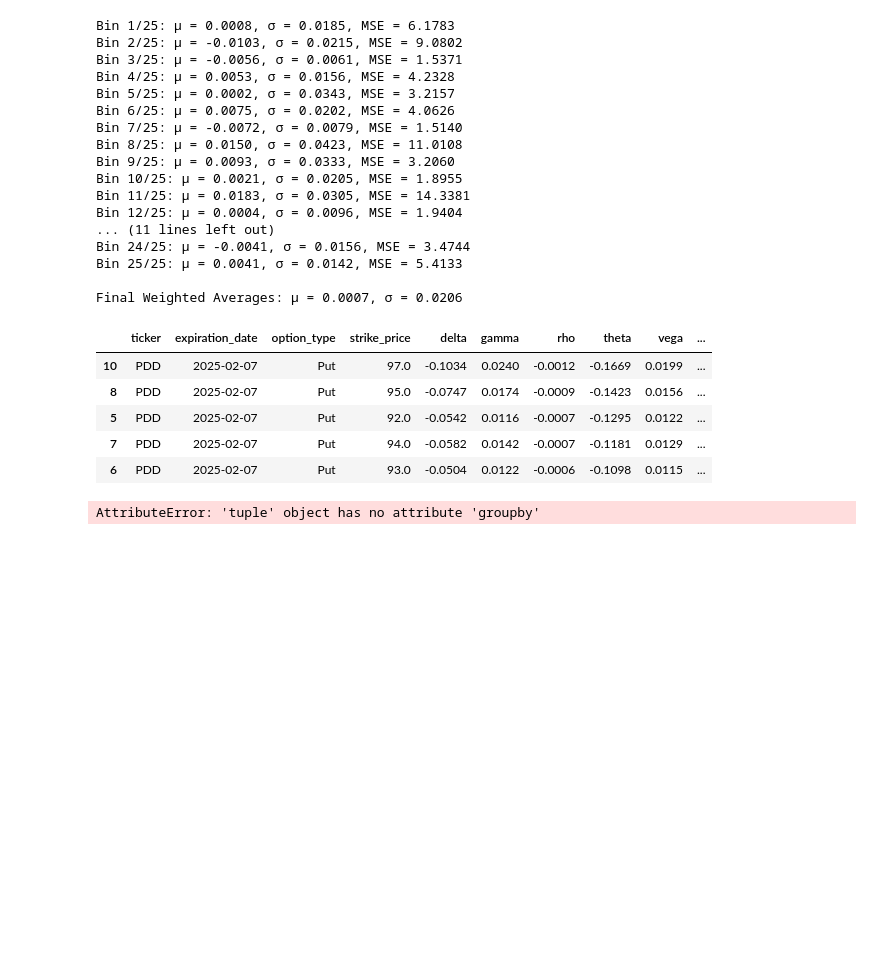
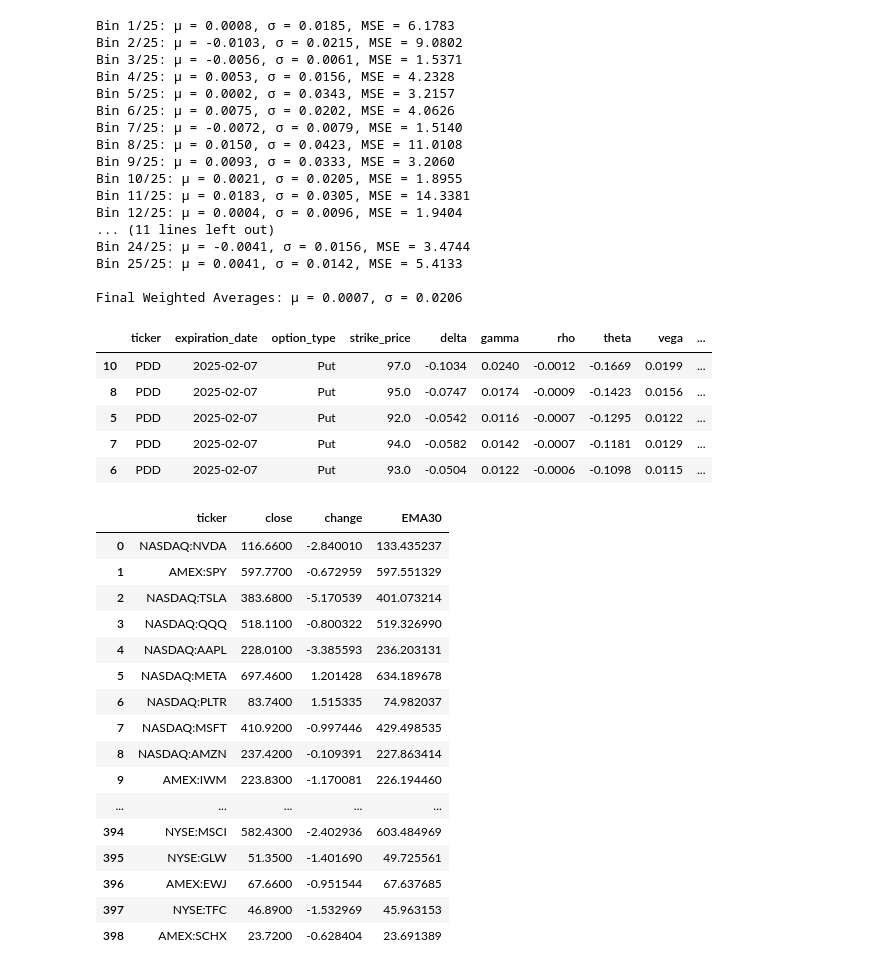
Before and after one commit to rflatley441/WheelTrader, a Jupyter notebook: data.ipynb, the cells around one changed output. Cells and saved outputs as stored; diff of their text form; code cells hidden in the pictures; blank space fills up the shorter version.

Commit message:
screener working, need to work on requirements next

```diff
--- a/data.ipynb
+++ b/data.ipynb
@@ -37,14 +37,19 @@ DOWJ = clean_data(DOWJ)
 SP = clean_data(SP)
 # %%
 
+
+#TODO FIX SCREENER
 def screen_stocks():
+    # Get cookies for TradingView session
     cookies = rookiepy.to_cookiejar(rookiepy.chrome(['.tradingview.com']))
 
-    df = (Query()
-    .select('name', 'close', 'volume', 'market_cap_basic')
-    .get_scanner_data())
-        # Display the results
-    print(df)
+    # Fetch stock data
+    _, df = Query().select('close','change', 'EMA30').limit(1000).get_scanner_data(cookies=cookies)
+
+    # Apply filters
+    filtered_df = df[(df['change'] < -2.5) & (df['EMA30'] > 2) & df['close'] < 55]
+
+    return filtered_df
 
 def filter_stocks():
     filtered_stocks = set()
@@ -410,14 +415,28 @@ display(contracts)
 | 5 | PDD | 2025-02-07 | Put | 92.0 | -0.0542 | 0.0116 | -0.0007 | -0.1295 | 0.0122 | ... |
 | 7 | PDD | 2025-02-07 | Put | 94.0 | -0.0582 | 0.0142 | -0.0007 | -0.1181 | 0.0129 | ... |
 | 6 | PDD | 2025-02-07 | Put | 93.0 | -0.0504 | 0.0122 | -0.0006 | -0.1098 | 0.0115 | ... |
-# %%
-cookies = rookiepy.to_cookiejar(rookiepy.chrome(['.tradingview.com']))
-
-
-_, df = Query().select('exchange', 'update_mode').limit(1_000_000).get_scanner_data(cookies=cookies)
-df.groupby('exchange')['update_mode'].value_counts()
-# %% [output]
-AttributeError: 'tuple' object has no attribute 'groupby'
+# %%
+stonks = screen_stocks()
+
+display(stonks)
+# %% [output]
+|  | ticker | close | change | EMA30 |
+| 0 | NASDAQ:NVDA | 116.6600 | -2.840010 | 133.435237 |
+| 1 | AMEX:SPY | 597.7700 | -0.672959 | 597.551329 |
+| 2 | NASDAQ:TSLA | 383.6800 | -5.170539 | 401.073214 |
+| 3 | NASDAQ:QQQ | 518.1100 | -0.800322 | 519.326990 |
+| 4 | NASDAQ:AAPL | 228.0100 | -3.385593 | 236.203131 |
+| 5 | NASDAQ:META | 697.4600 | 1.201428 | 634.189678 |
+| 6 | NASDAQ:PLTR | 83.7400 | 1.515335 | 74.982037 |
+| 7 | NASDAQ:MSFT | 410.9200 | -0.997446 | 429.498535 |
+| 8 | NASDAQ:AMZN | 237.4200 | -0.109391 | 227.863414 |
+| 9 | AMEX:IWM | 223.8300 | -1.170081 | 226.194460 |
+| ... | ... | ... | ... | ... |
+| 394 | NYSE:MSCI | 582.4300 | -2.402936 | 603.484969 |
+| 395 | NYSE:GLW | 51.3500 | -1.401690 | 49.725561 |
+| 396 | AMEX:EWJ | 67.6600 | -0.951544 | 67.637685 |
+| 397 | NYSE:TFC | 46.8900 | -1.532969 | 45.963153 |
+| 398 | AMEX:SCHX | 23.7200 | -0.628404 | 23.691389 |
 # %%
 # Archive
 
```
